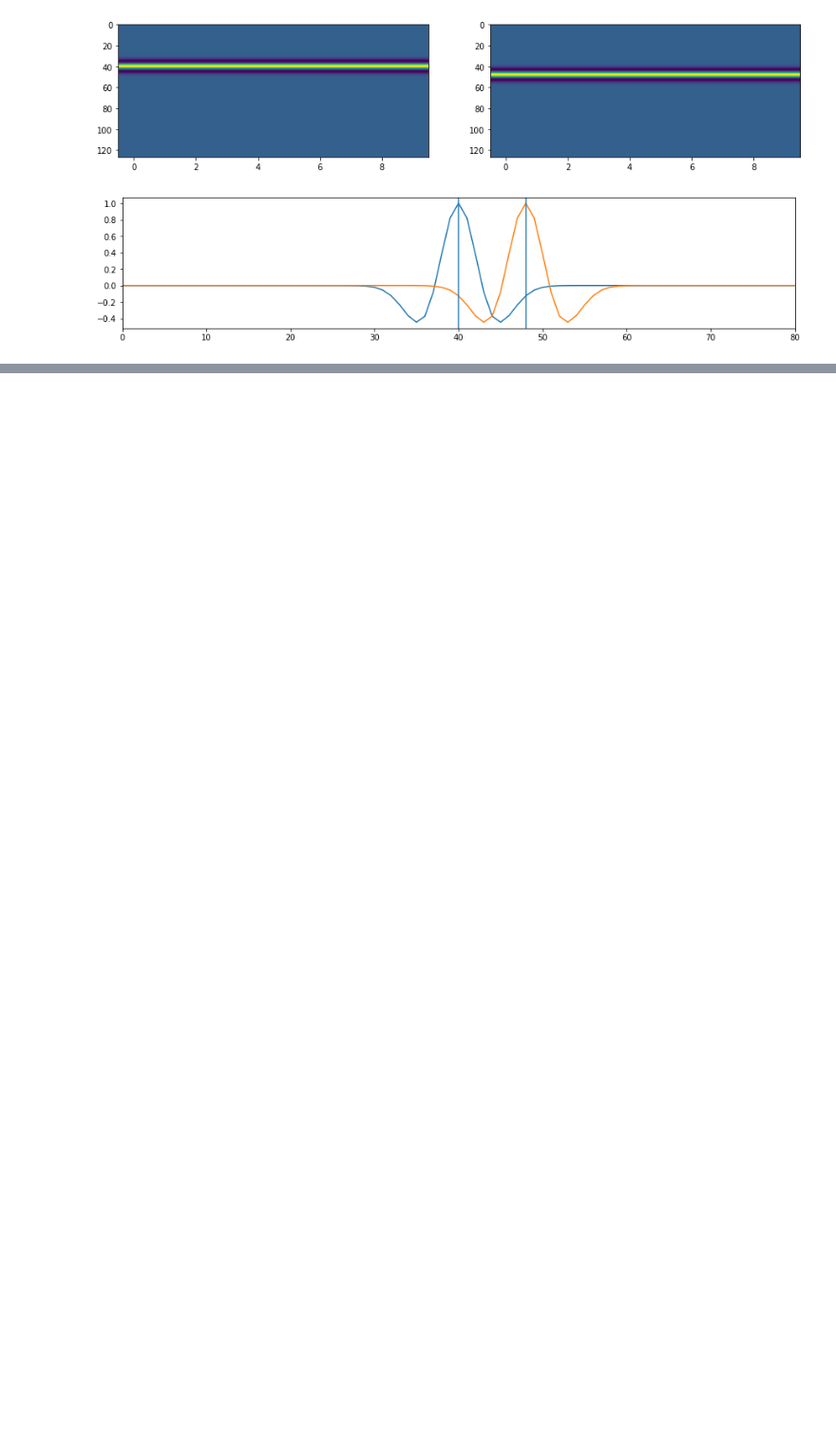
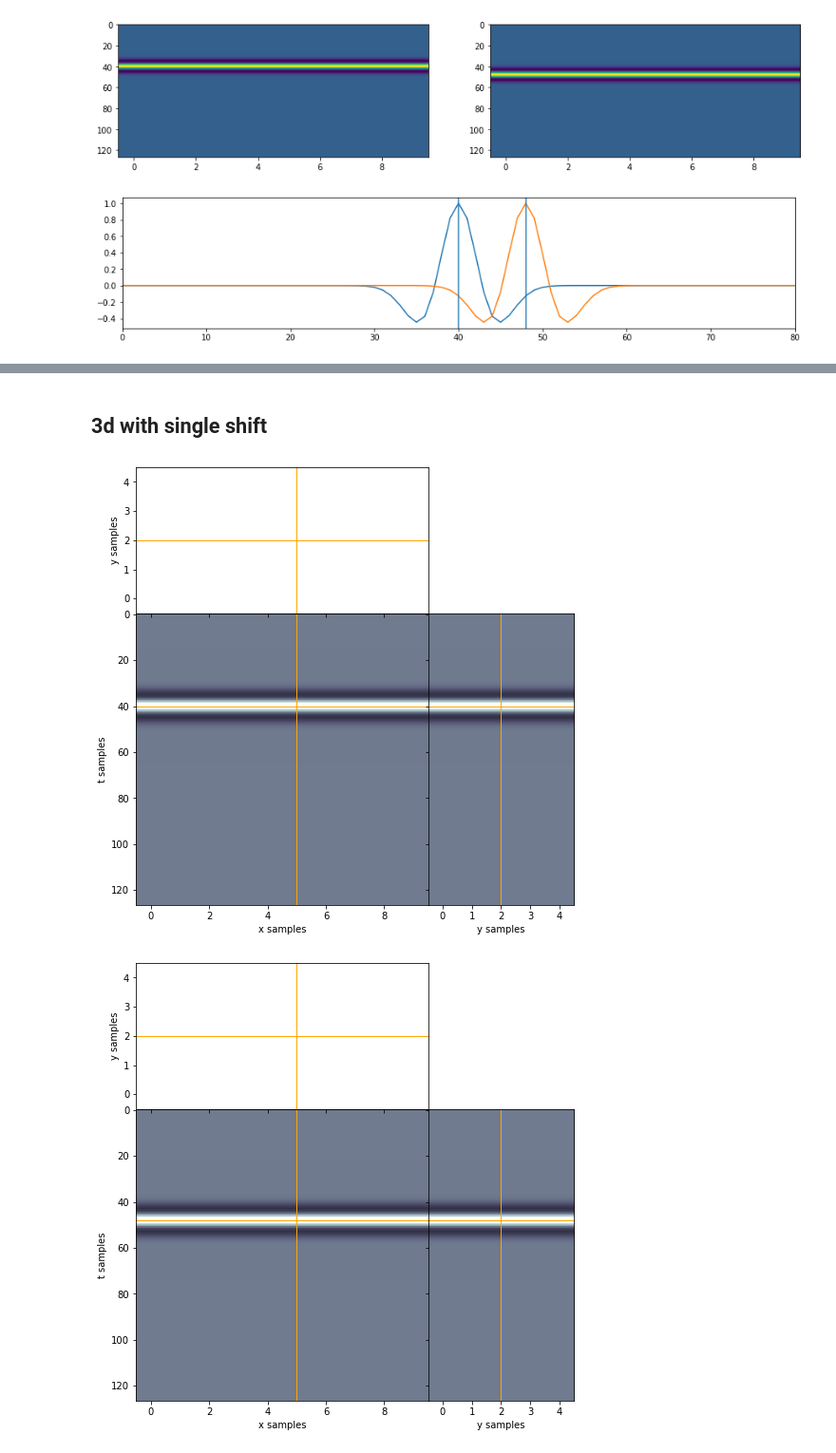
Before and after one commit to PyLops/pylops_notebooks, a Jupyter notebook: developement/Shift.ipynb, the cells around one changed output, grey strips where cells are left out. Shown at 95% size. Cells and saved outputs as stored; diff of their text form; code cells hidden in the pictures; blank space fills up the shorter version.

```diff
--- a/developement/Shift.ipynb
+++ b/developement/Shift.ipynb
@@ -125,0 +162,14 @@ Dot test passed, v^T(Opu)=-15.371286 - u^T(Op^Tv)=-15.371286
+# %% [markdown]
+## 3d with single shift
+# %%
+wav3d = np.outer(wav, np.ones(50)).reshape(nt, 10, 5)
+
+Op = Shift((nt, 10, 5), dt*itshift, axis=0, sampling=dt, real=True, dtype=np.float64)
+wav3dshift = (Op * wav3d.ravel()).reshape(nt, 10, 5)
+
+
+explode_volume(wav3d, t=40)
+explode_volume(wav3dshift, t=48)
+# %% [output]
+[figure, added]
+[figure, added]
```
Also changed, not shown: parts of 13 cells of this notebook.
